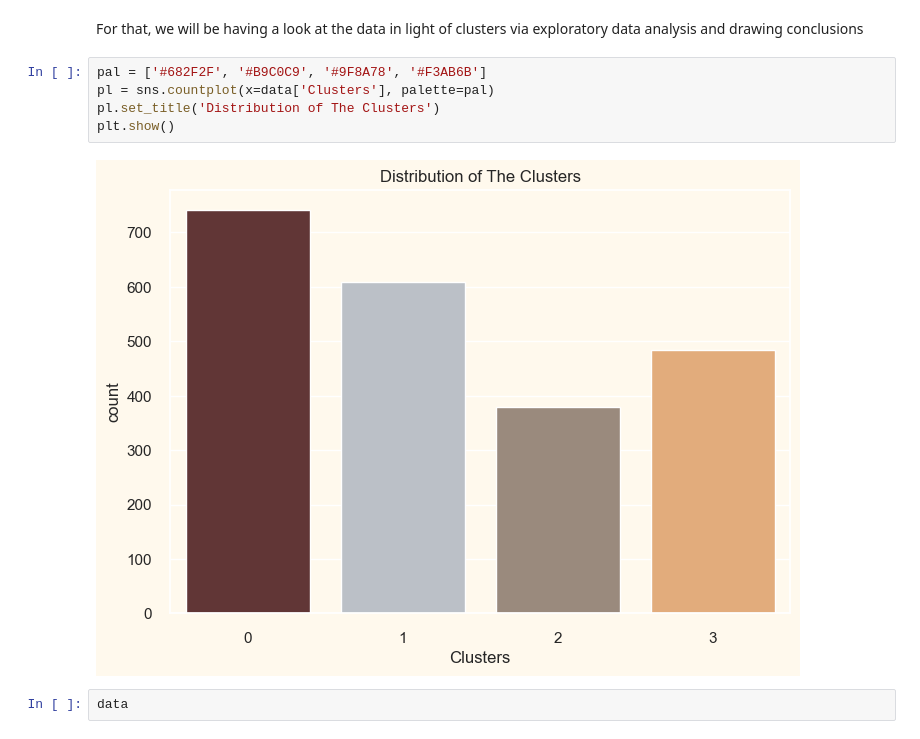
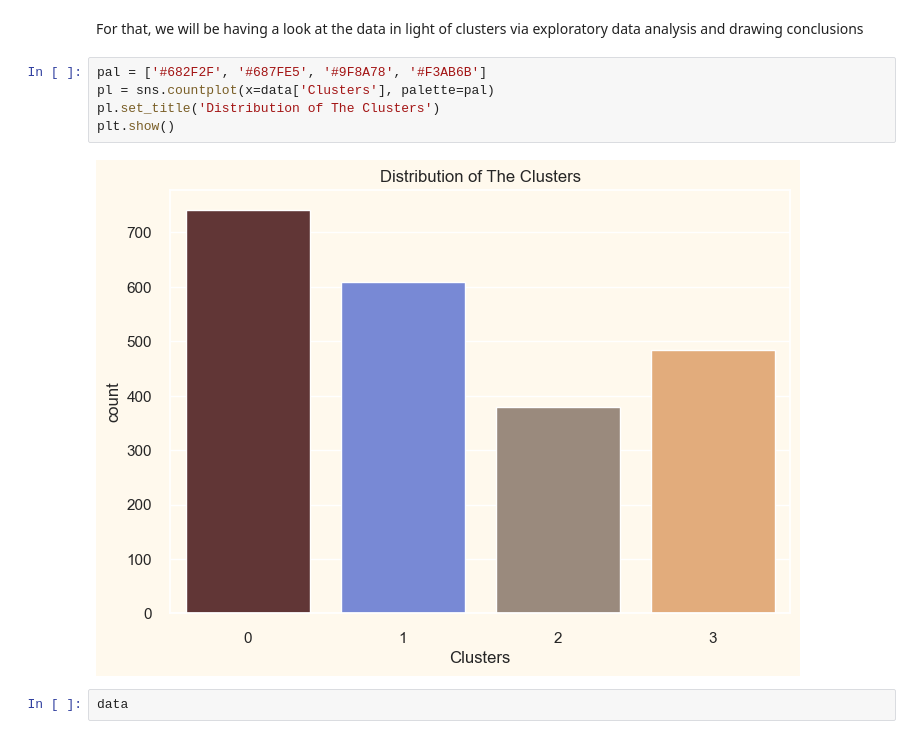
Before and after one commit to baohuy2209/customer-segmentation, a Jupyter notebook: k-means.ipynb, the cells around one changed output. Saved outputs shown, nothing was run; the diff lists cells and outputs as text.

```diff
--- a/k-means.ipynb
+++ b/k-means.ipynb
@@ -648,12 +629,12 @@ Since this is an unsupervised clustering. We do not have a tagged feature to eva
 # %% [markdown]
 For that, we will be having a look at the data in light of clusters via exploratory data analysis and drawing conclusions
 # %%
-pal = ['#682F2F', '#B9C0C9', '#9F8A78', '#F3AB6B']
+pal = ['#682F2F', '#687FE5', '#9F8A78', '#F3AB6B']
 pl = sns.countplot(x=data['Clusters'], palette=pal)
 pl.set_title('Distribution of The Clusters')
 plt.show()
 # %% [output]
-[figure, old version]
+[figure, new version]
 # %%
 data
 # %% [output]
```
Also changed, not shown: parts of 12 cells of this notebook, 23 other files.
